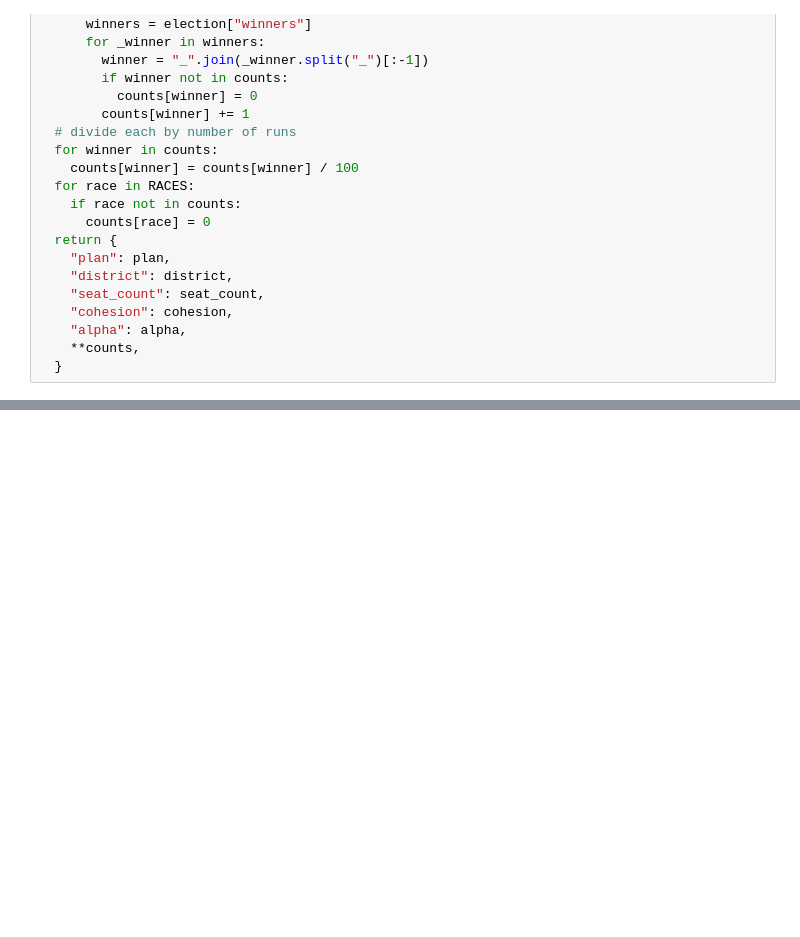
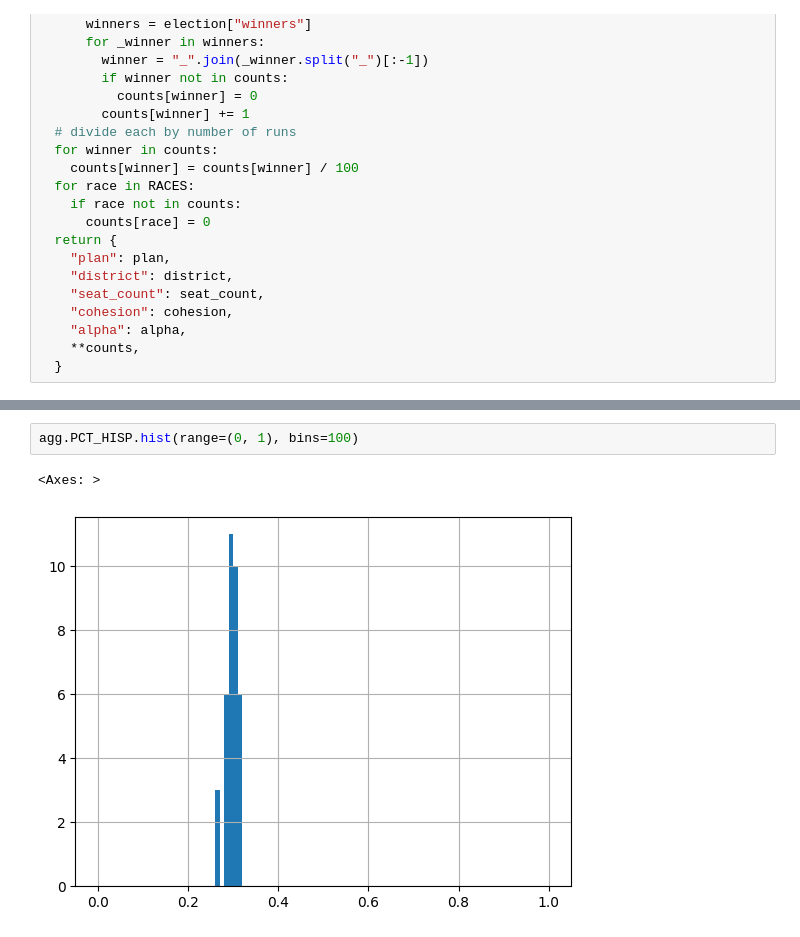
Before and after one commit to uchicago-dsi/dnd-chicago, a Jupyter notebook: notebooks/Aggregate_Results.ipynb, the cells around one changed output, grey strips where cells are left out. Drawn from its saved outputs; the diff is of its cells as text; blank space fills up the shorter version.

```diff
--- a/notebooks/Aggregate_Results.ipynb
+++ b/notebooks/Aggregate_Results.ipynb
@@ -62,0 +106,5 @@ df.head()
+# %%
+agg.PCT_HISP.hist(range=(0, 1), bins=100)
+# %% [output]
+<Axes: >
+[figure, added]
```
Also changed, not shown: parts of 11 cells of this notebook, 7 other files.
